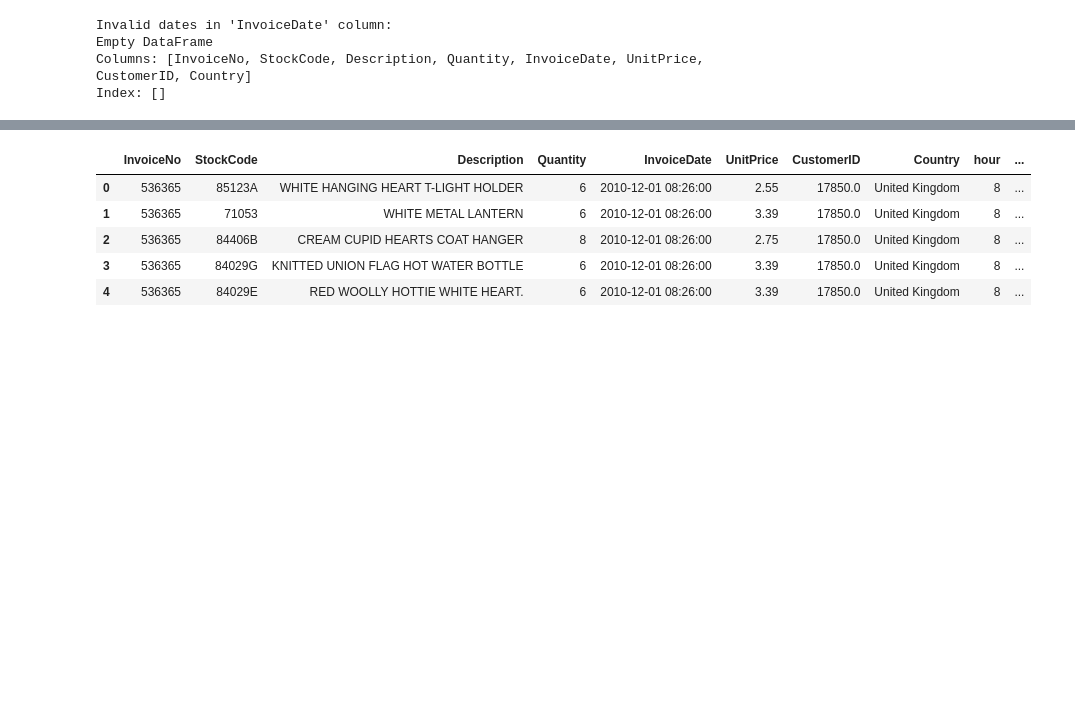
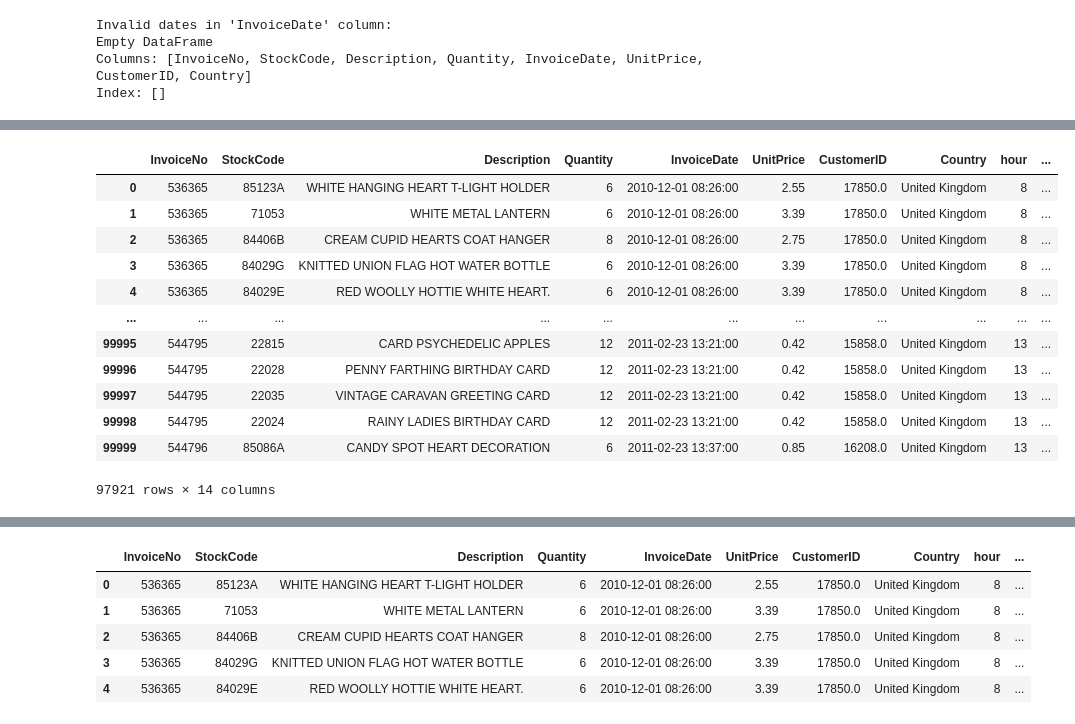
Before and after one commit to AyushNigam-1/Dynamic-Pricing-Online-Retail, a Jupyter notebook: notebook/index.ipynb, the cells around one changed output, grey strips where cells are left out. Cells and saved outputs as stored; diff of their text form; code cells hidden in the pictures; blank space fills up the shorter version.

```diff
--- a/notebook/index.ipynb
+++ b/notebook/index.ipynb
@@ -236,3 +165,19 @@ df
+# %%
+df[df['peak_period_level'] = 'Very Low'].sum()
+# %% [output]
+|  | InvoiceNo | StockCode | Description | Quantity | InvoiceDate | UnitPrice | CustomerID | Country | hour | ... |
+| 0 | 536365 | 85123A | WHITE HANGING HEART T-LIGHT HOLDER | 6 | 2010-12-01 08:26:00 | 2.55 | 17850.0 | United Kingdom | 8 | ... |
+| 1 | 536365 | 71053 | WHITE METAL LANTERN | 6 | 2010-12-01 08:26:00 | 3.39 | 17850.0 | United Kingdom | 8 | ... |
+| 2 | 536365 | 84406B | CREAM CUPID HEARTS COAT HANGER | 8 | 2010-12-01 08:26:00 | 2.75 | 17850.0 | United Kingdom | 8 | ... |
+| 3 | 536365 | 84029G | KNITTED UNION FLAG HOT WATER BOTTLE | 6 | 2010-12-01 08:26:00 | 3.39 | 17850.0 | United Kingdom | 8 | ... |
+| 4 | 536365 | 84029E | RED WOOLLY HOTTIE WHITE HEART. | 6 | 2010-12-01 08:26:00 | 3.39 | 17850.0 | United Kingdom | 8 | ... |
+| ... | ... | ... | ... | ... | ... | ... | ... | ... | ... | ... |
+| 99995 | 544795 | 22815 | CARD PSYCHEDELIC APPLES | 12 | 2011-02-23 13:21:00 | 0.42 | 15858.0 | United Kingdom | 13 | ... |
+| 99996 | 544795 | 22028 | PENNY FARTHING BIRTHDAY CARD | 12 | 2011-02-23 13:21:00 | 0.42 | 15858.0 | United Kingdom | 13 | ... |
+| 99997 | 544795 | 22035 | VINTAGE CARAVAN GREETING CARD | 12 | 2011-02-23 13:21:00 | 0.42 | 15858.0 | United Kingdom | 13 | ... |
+| 99998 | 544795 | 22024 | RAINY LADIES BIRTHDAY CARD | 12 | 2011-02-23 13:21:00 | 0.42 | 15858.0 | United Kingdom | 13 | ... |
+| 99999 | 544796 | 85086A | CANDY SPOT HEART DECORATION | 6 | 2011-02-23 13:37:00 | 0.85 | 16208.0 | United Kingdom | 13 | ... |
+97921 rows × 14 columns
 # %%
 product_demand = df.groupby('StockCode')['Quantity'].sum().reset_index()
 product_demand.rename(columns={'Quantity': 'total_quantity'}, inplace=True)
```
Also changed, not shown: parts of 34 cells of this notebook, 10 other files.
